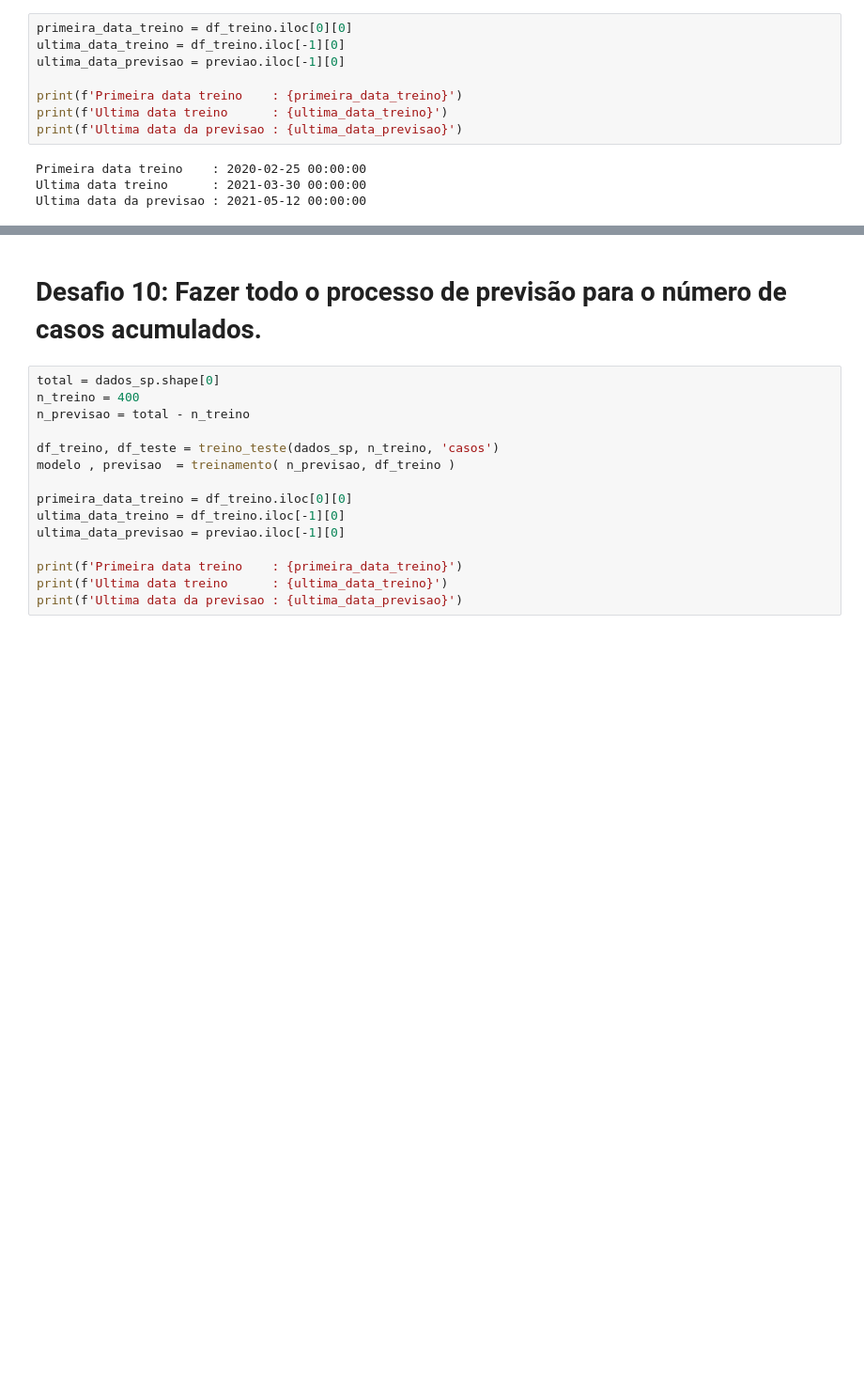
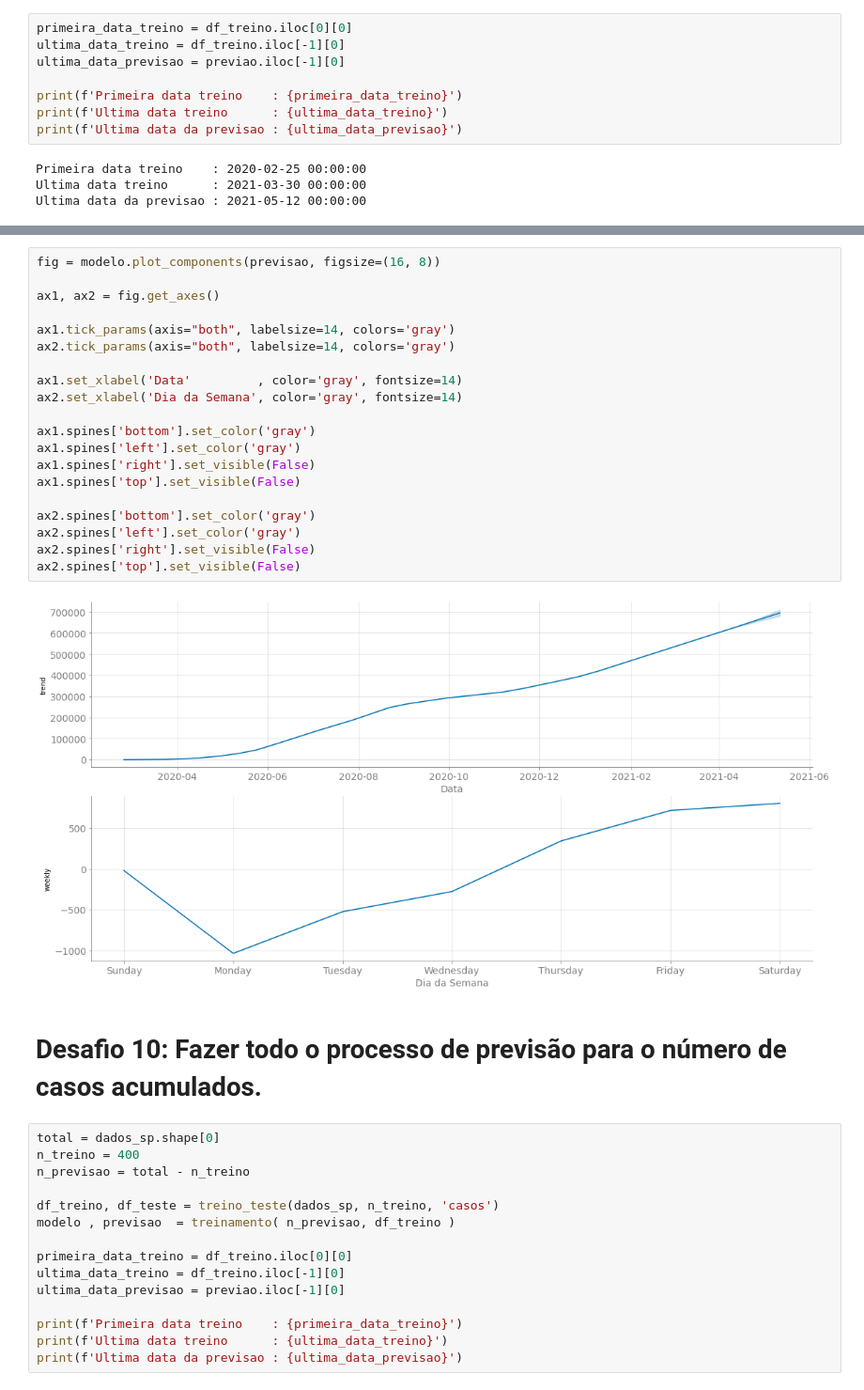
Before and after one commit to HenriqueCCdA/bootCampAluraDataScience, a Jupyter notebook: modulo3/desafios/Desafio_aula2_modulo3.ipynb, the cells around one changed output, grey strips where cells are left out. Shown at 94% size. Saved outputs shown, nothing was run; the diff lists cells and outputs as text; blank space fills up the shorter version.

```diff
--- a/modulo3/desafios/Desafio_aula2_modulo3.ipynb
+++ b/modulo3/desafios/Desafio_aula2_modulo3.ipynb
@@ -174,6 +172,28 @@ ax.spines['right'].set_visible(False)
 ax.spines['top'].set_visible(False)
 # %% [output]
 [figure]
+# %%
+fig = modelo.plot_components(previsao, figsize=(16, 8))
+
+ax1, ax2 = fig.get_axes()
+
+ax1.tick_params(axis="both", labelsize=14, colors='gray')
+ax2.tick_params(axis="both", labelsize=14, colors='gray')
+
+ax1.set_xlabel('Data'         , color='gray', fontsize=14)
+ax2.set_xlabel('Dia da Semana', color='gray', fontsize=14)
+
+ax1.spines['bottom'].set_color('gray')
+ax1.spines['left'].set_color('gray')
+ax1.spines['right'].set_visible(False)
+ax1.spines['top'].set_visible(False)
+
+ax2.spines['bottom'].set_color('gray')
+ax2.spines['left'].set_color('gray')
+ax2.spines['right'].set_visible(False)
+ax2.spines['top'].set_visible(False)
+# %% [output]
+[figure, added]
 # %% [markdown]
 # Desafio 10: Fazer todo o processo de previsão para o número de casos acumulados.
 # %%
```
Also changed, not shown: parts of 3 cells of this notebook.
